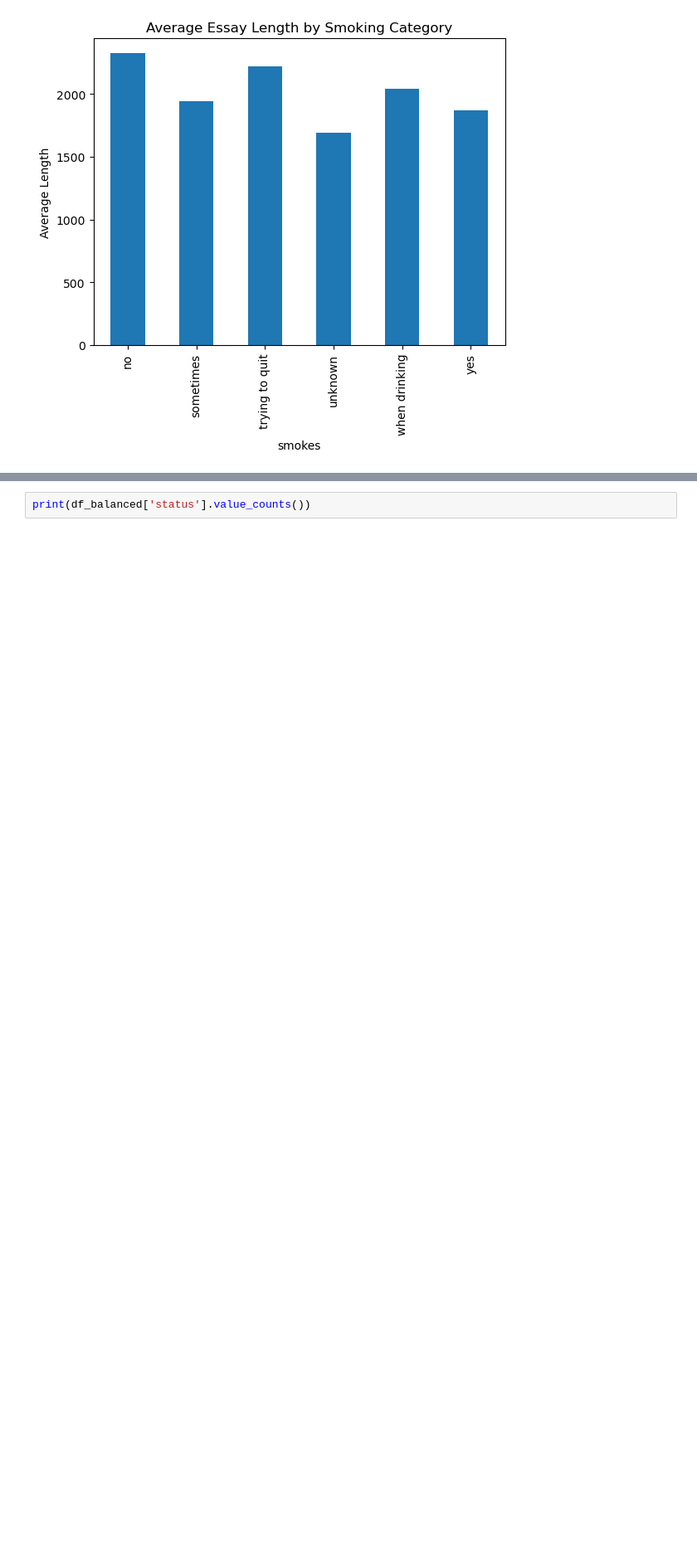
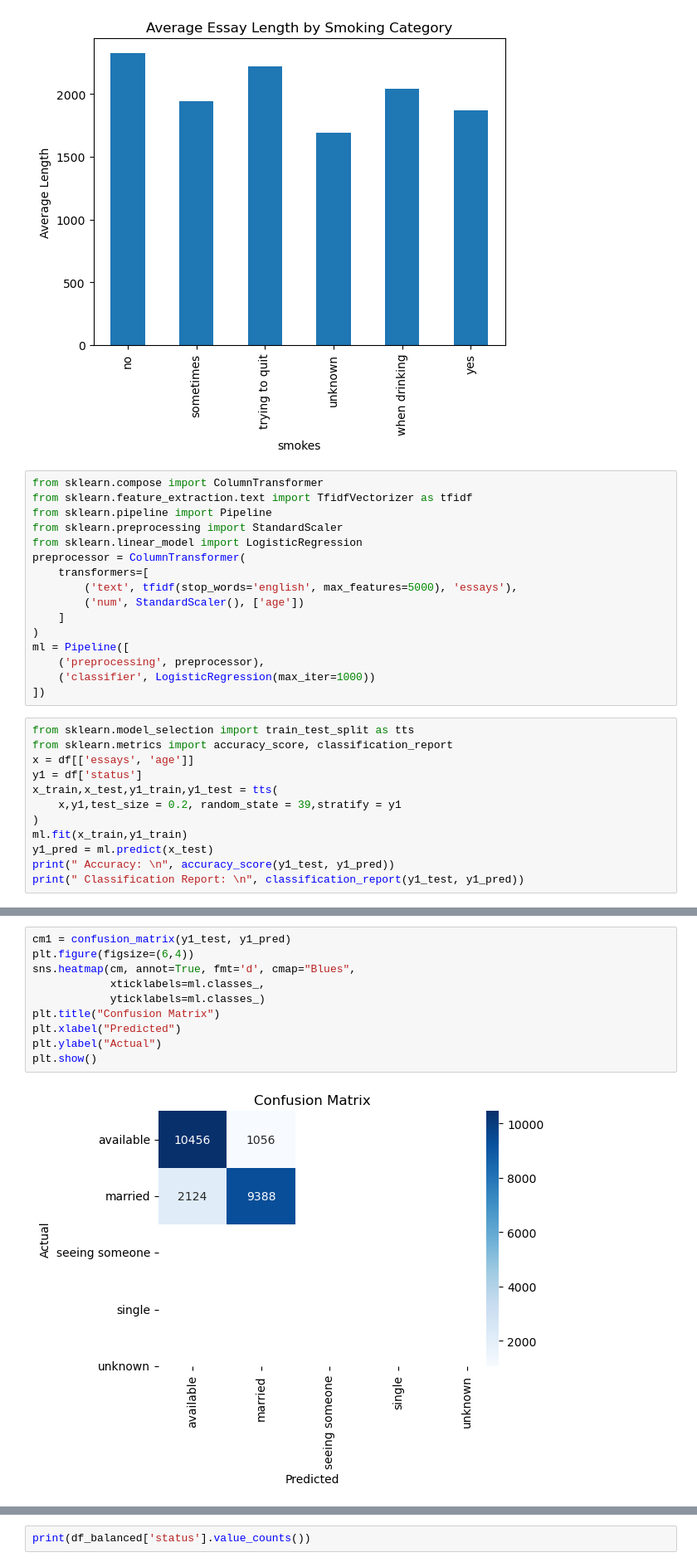
Before and after one commit to KhodorRifaii/MatchMakerAI, a Jupyter notebook: MatchMakerAI.ipynb, the cells around one changed output, grey strips where cells are left out. Shown at 83% size. Cells and saved outputs as stored; diff of their text form; blank space fills up the shorter version.

```diff
--- a/MatchMakerAI.ipynb
+++ b/MatchMakerAI.ipynb
@@ -146,3 +82,31 @@ plt.ylabel("Average Length")
 plt.show()
 # %% [output]
 [figure]
+# %%
+from sklearn.compose import ColumnTransformer
+from sklearn.feature_extraction.text import TfidfVectorizer as tfidf
+from sklearn.pipeline import Pipeline
+from sklearn.preprocessing import StandardScaler
+from sklearn.linear_model import LogisticRegression
+preprocessor = ColumnTransformer(
+    transformers=[
+        ('text', tfidf(stop_words='english', max_features=5000), 'essays'),
+        ('num', StandardScaler(), ['age'])
+    ]
+)
+ml = Pipeline([
+    ('preprocessing', preprocessor),
+    ('classifier', LogisticRegression(max_iter=1000))
+])
+# %%
+from sklearn.model_selection import train_test_split as tts
+from sklearn.metrics import accuracy_score, classification_report
+x = df[['essays', 'age']]
+y1 = df['status']
+x_train,x_test,y1_train,y1_test = tts(
+    x,y1,test_size = 0.2, random_state = 39,stratify = y1
+)
+ml.fit(x_train,y1_train)
+y1_pred = ml.predict(x_test)
+print(" Accuracy: \n", accuracy_score(y1_test, y1_pred))
+print(" Classification Report: \n", classification_report(y1_test, y1_pred))
@@ -149,3 +128,15 @@ plt.show()
+# %%
+cm1 = confusion_matrix(y1_test, y1_pred)
+plt.figure(figsize=(6,4))
+sns.heatmap(cm, annot=True, fmt='d', cmap="Blues",
+            xticklabels=ml.classes_,
+            yticklabels=ml.classes_)
+plt.title("Confusion Matrix")
+plt.xlabel("Predicted")
+plt.ylabel("Actual")
+plt.show()
+# %% [output]
+[figure, added]
 # %%
 df = df[df['status'].isin(['single','available','seeing someone','married'])]
 
```
Also changed, not shown: parts of 16 cells of this notebook.
